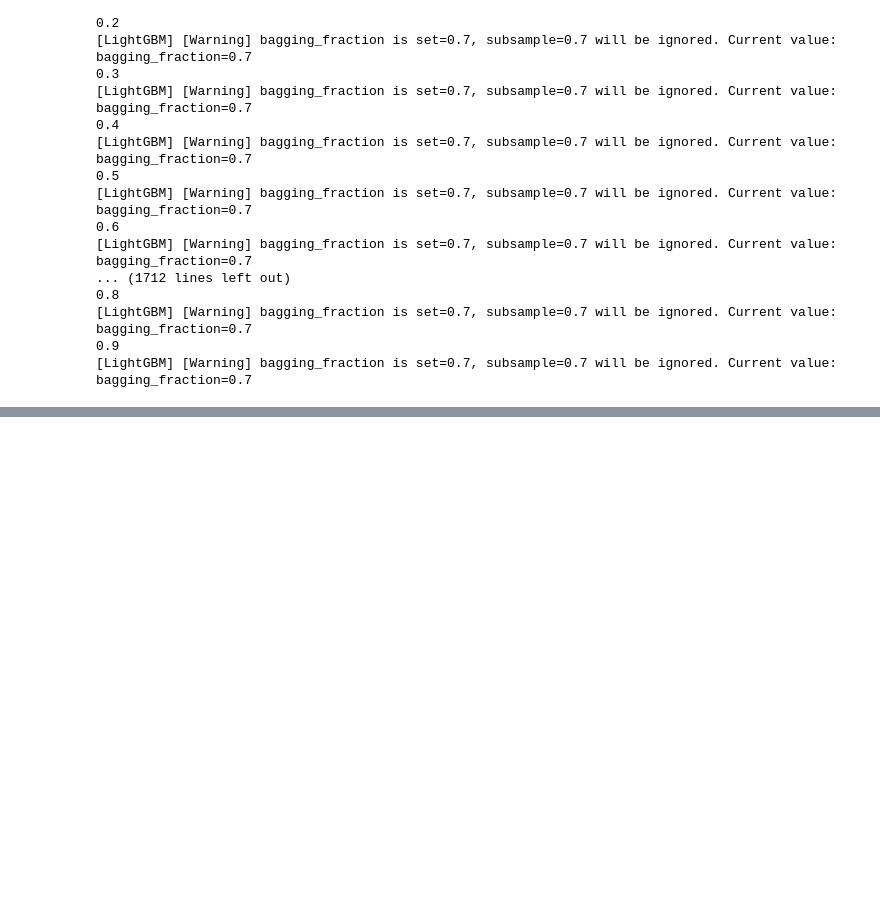
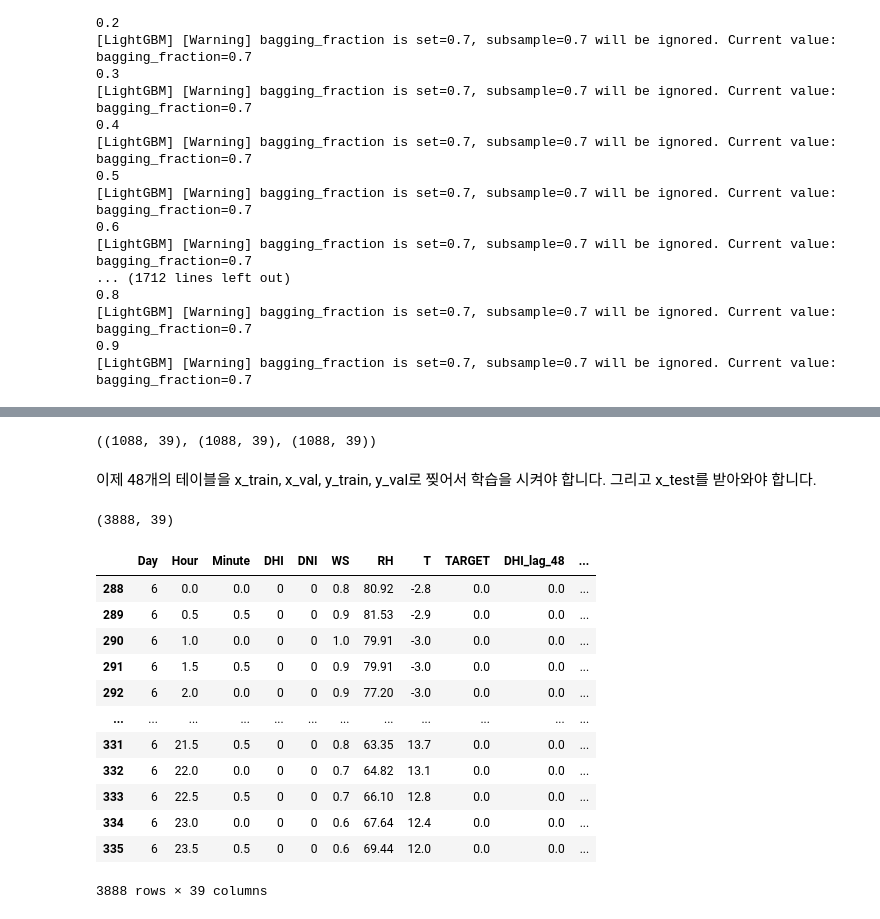
Before and after one commit to thinpig99/dacon-solarPanel, a Jupyter notebook: solarPanel_210115_48model.ipynb, the cells around one changed output, grey strips where cells are left out. Drawn from its saved outputs; the diff is of its cells as text; code cells hidden in the pictures; blank space fills up the shorter version.

```diff
--- a/solarPanel_210115_48model.ipynb
+++ b/solarPanel_210115_48model.ipynb
@@ -392,0 +404,12 @@ submission_temp[60:80]
+# %%
+def shift_columns(data, shifted_columns, lags):
+
+    temp = data.copy()
+    for lag in lags:
+        for col in shifted_columns:
+            temp[col + '_lag_%s'%lag] = temp[col].shift(lag)
+
+    return temp
+# %%
+train = shift_columns(train, shifted_columns, lags)
+train.shape
@@ -392,0 +452,41 @@ submission_temp[60:80]
+# %%
+train_0.shape, train_15.shape, train_45.shape
+
+# 1093에서 5개씩 줄어들었습니다. 변수는 9개에서 39개로 늘어났습니다.
+# %% [output]
+((1088, 39), (1088, 39), (1088, 39))
+# %% [markdown]
+이제 48개의 테이블을 x_train, x_val, y_train, y_val로 찢어서 학습을 시켜야 합니다. 그리고 x_test를 받아와야 합니다.
+# %%
+# test set load
+
+df_test = []
+
+for i in range(81):
+    file_path = TEST_PATH + '/' + str(i) + '.csv'
+    temp = pd.read_csv(file_path)
+    # 전처리 코드 아래에 넣기---------------------------------------------------------------
+    temp = sum_hour_minute(temp) # hour와 min 합치고
+    temp = shift_columns(temp, shifted_columns, lags)
+    df_test.append(temp[-48:]) # 뒤에서 48개, 즉 마지막 하루만 받아준다.
+
+X_test = pd.concat(df_test)
+print(X_test.shape)
+# %% [output]
+(3888, 39)
+# %%
+X_test
+# %% [output]
+|  | Day | Hour | Minute | DHI | DNI | WS | RH | T | TARGET | DHI_lag_48 | ... |
+| 288 | 6 | 0.0 | 0.0 | 0 | 0 | 0.8 | 80.92 | -2.8 | 0.0 | 0.0 | ... |
+| 289 | 6 | 0.5 | 0.5 | 0 | 0 | 0.9 | 81.53 | -2.9 | 0.0 | 0.0 | ... |
+| 290 | 6 | 1.0 | 0.0 | 0 | 0 | 1.0 | 79.91 | -3.0 | 0.0 | 0.0 | ... |
+| 291 | 6 | 1.5 | 0.5 | 0 | 0 | 0.9 | 79.91 | -3.0 | 0.0 | 0.0 | ... |
+| 292 | 6 | 2.0 | 0.0 | 0 | 0 | 0.9 | 77.20 | -3.0 | 0.0 | 0.0 | ... |
+| ... | ... | ... | ... | ... | ... | ... | ... | ... | ... | ... | ... |
+| 331 | 6 | 21.5 | 0.5 | 0 | 0 | 0.8 | 63.35 | 13.7 | 0.0 | 0.0 | ... |
+| 332 | 6 | 22.0 | 0.0 | 0 | 0 | 0.7 | 64.82 | 13.1 | 0.0 | 0.0 | ... |
+| 333 | 6 | 22.5 | 0.5 | 0 | 0 | 0.7 | 66.10 | 12.8 | 0.0 | 0.0 | ... |
+| 334 | 6 | 23.0 | 0.0 | 0 | 0 | 0.6 | 67.64 | 12.4 | 0.0 | 0.0 | ... |
+| 335 | 6 | 23.5 | 0.5 | 0 | 0 | 0.6 | 69.44 | 12.0 | 0.0 | 0.0 | ... |
+3888 rows × 39 columns
```
Also changed, not shown: parts of 72 cells of this notebook, 5 other files.
